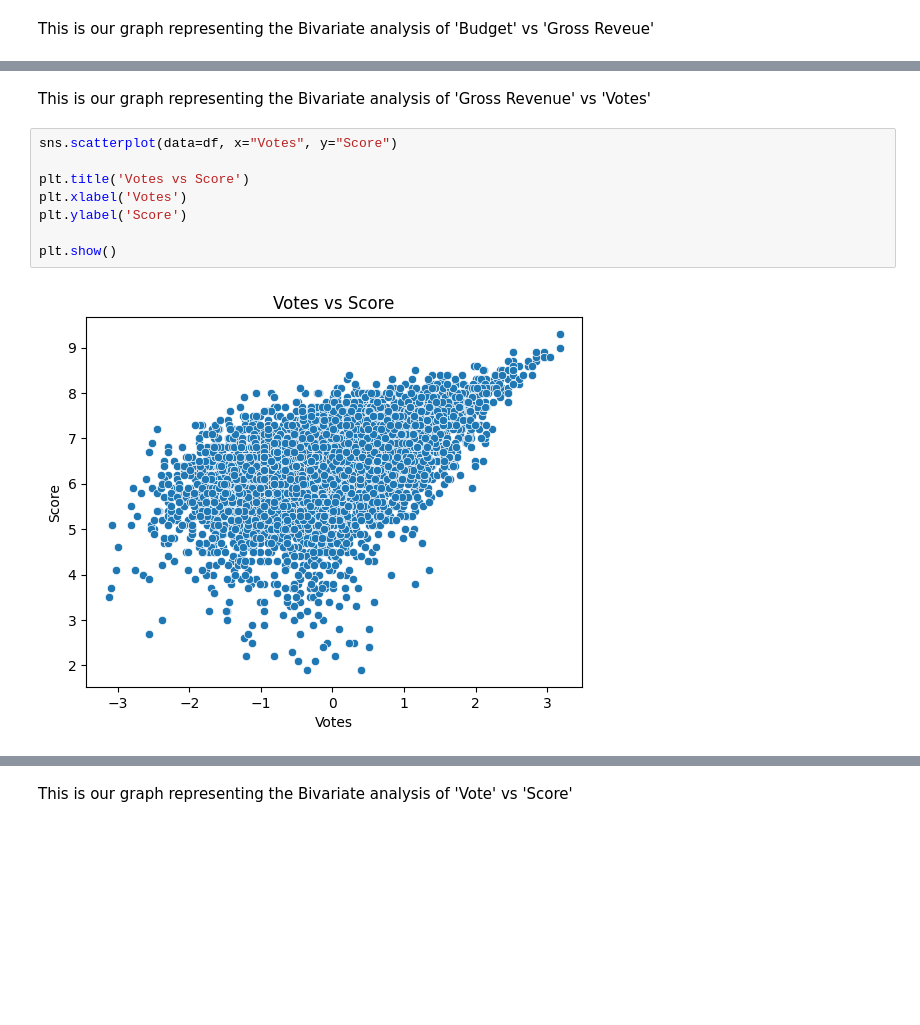
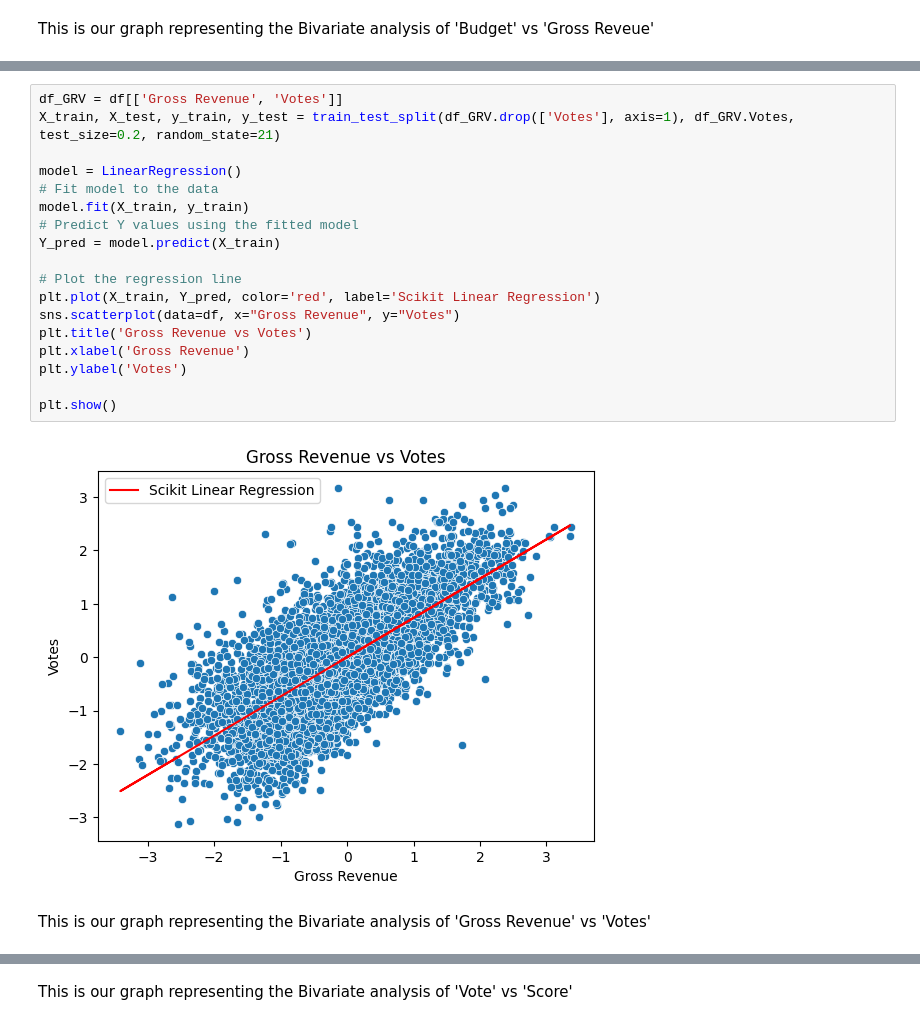
Before and after one commit to rpaquia/Machine-Learning-Project, a Jupyter notebook: training_model.ipynb, the cells around one changed output, grey strips where cells are left out. Drawn from its saved outputs; the diff is of its cells as text; blank space fills up the shorter version.

```diff
--- a/training_model.ipynb
+++ b/training_model.ipynb
@@ -593,12 +633,22 @@ plt.show()
+# %%
+df_GRV = df[['Gross Revenue', 'Votes']]
+X_train, X_test, y_train, y_test = train_test_split(df_GRV.drop(['Votes'], axis=1), df_GRV.Votes, test_size=0.2, random_state=21)
+
+model = LinearRegression()
+# Fit model to the data
+model.fit(X_train, y_train)
+# Predict Y values using the fitted model
+Y_pred = model.predict(X_train)
+
+# Plot the regression line
+plt.plot(X_train, Y_pred, color='red', label='Scikit Linear Regression')
+sns.scatterplot(data=df, x="Gross Revenue", y="Votes")
+plt.title('Gross Revenue vs Votes')
+plt.xlabel('Gross Revenue')
+plt.ylabel('Votes')
+
+plt.show()
+# %% [output]
+[figure, added]
 # %% [markdown]
 This is our graph representing the Bivariate analysis of 'Gross Revenue' vs 'Votes'
-# %%
-sns.scatterplot(data=df, x="Votes", y="Score")
-
-plt.title('Votes vs Score')
-plt.xlabel('Votes')
-plt.ylabel('Score')
-
-plt.show()
-# %% [output]
-[figure, removed]
```
Also changed, not shown: parts of 4 cells of this notebook.
